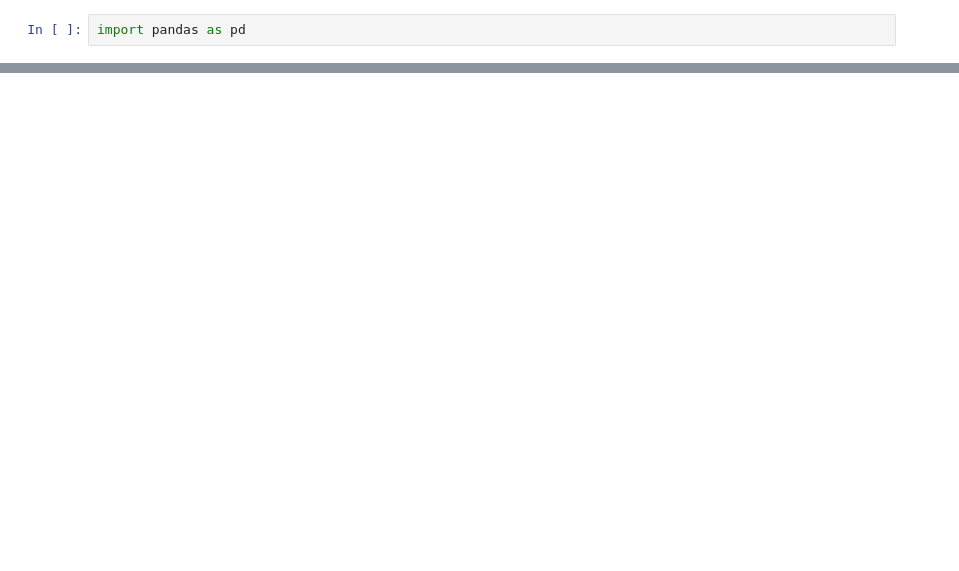
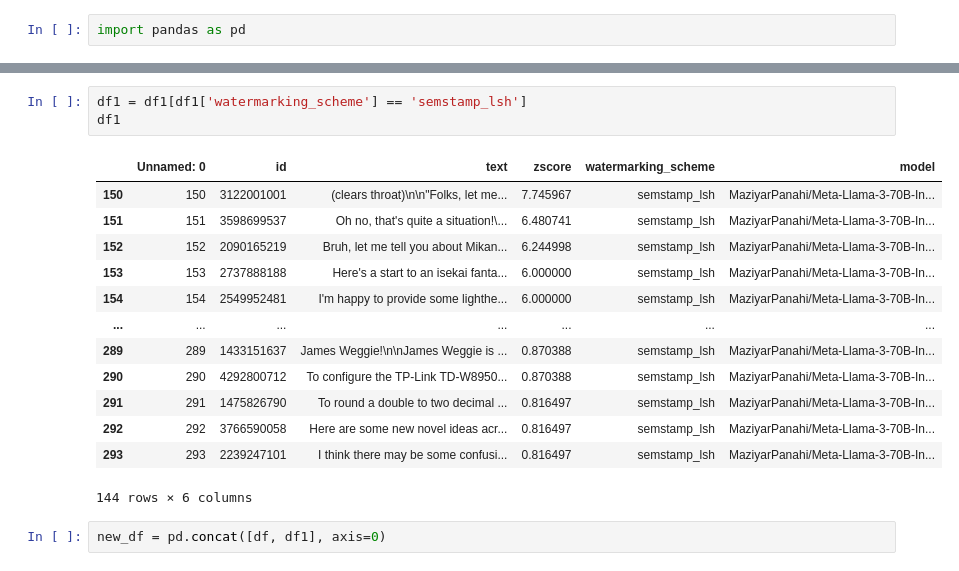
Before and after one commit to borito1907/impossibility-watermark, a Jupyter notebook: pick_winners.ipynb, the cells around one changed output, grey strips where cells are left out. Drawn from its saved outputs; the diff is of its cells as text; blank space fills up the shorter version.

```diff
--- a/pick_winners.ipynb
+++ b/pick_winners.ipynb
@@ -74,0 +84,19 @@ Mean zscore difference:
+# %%
+df1 = df1[df1['watermarking_scheme'] == 'semstamp_lsh']
+df1
+# %% [output]
+|  | Unnamed: 0 | id | text | zscore | watermarking_scheme | model |
+| 150 | 150 | 3122001001 | (clears throat)\n\n"Folks, let me... | 7.745967 | semstamp_lsh | MaziyarPanahi/Meta-Llama-3-70B-In... |
+| 151 | 151 | 3598699537 | Oh no, that's quite a situation!\... | 6.480741 | semstamp_lsh | MaziyarPanahi/Meta-Llama-3-70B-In... |
+| 152 | 152 | 2090165219 | Bruh, let me tell you about Mikan... | 6.244998 | semstamp_lsh | MaziyarPanahi/Meta-Llama-3-70B-In... |
+| 153 | 153 | 2737888188 | Here's a start to an isekai fanta... | 6.000000 | semstamp_lsh | MaziyarPanahi/Meta-Llama-3-70B-In... |
+| 154 | 154 | 2549952481 | I'm happy to provide some lighthe... | 6.000000 | semstamp_lsh | MaziyarPanahi/Meta-Llama-3-70B-In... |
+| ... | ... | ... | ... | ... | ... | ... |
+| 289 | 289 | 1433151637 | James Weggie!\n\nJames Weggie is ... | 0.870388 | semstamp_lsh | MaziyarPanahi/Meta-Llama-3-70B-In... |
+| 290 | 290 | 4292800712 | To configure the TP-Link TD-W8950... | 0.870388 | semstamp_lsh | MaziyarPanahi/Meta-Llama-3-70B-In... |
+| 291 | 291 | 1475826790 | To round a double to two decimal ... | 0.816497 | semstamp_lsh | MaziyarPanahi/Meta-Llama-3-70B-In... |
+| 292 | 292 | 3766590058 | Here are some new novel ideas acr... | 0.816497 | semstamp_lsh | MaziyarPanahi/Meta-Llama-3-70B-In... |
+| 293 | 293 | 2239247101 | I think there may be some confusi... | 0.816497 | semstamp_lsh | MaziyarPanahi/Meta-Llama-3-70B-In... |
+144 rows × 6 columns
+# %%
+new_df = pd.concat([df, df1], axis=0)
```
Also changed, not shown: parts of 11 cells of this notebook, 56 other files.
